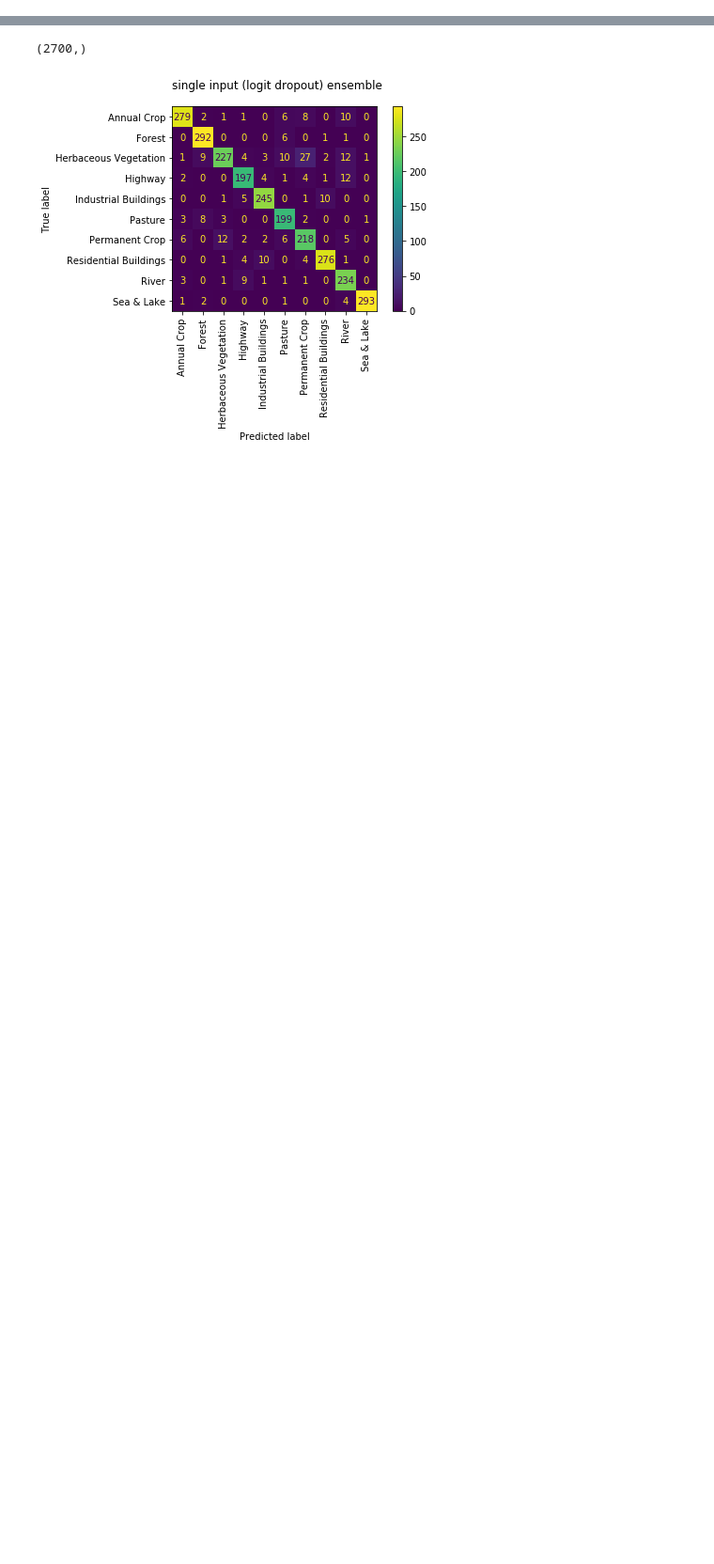
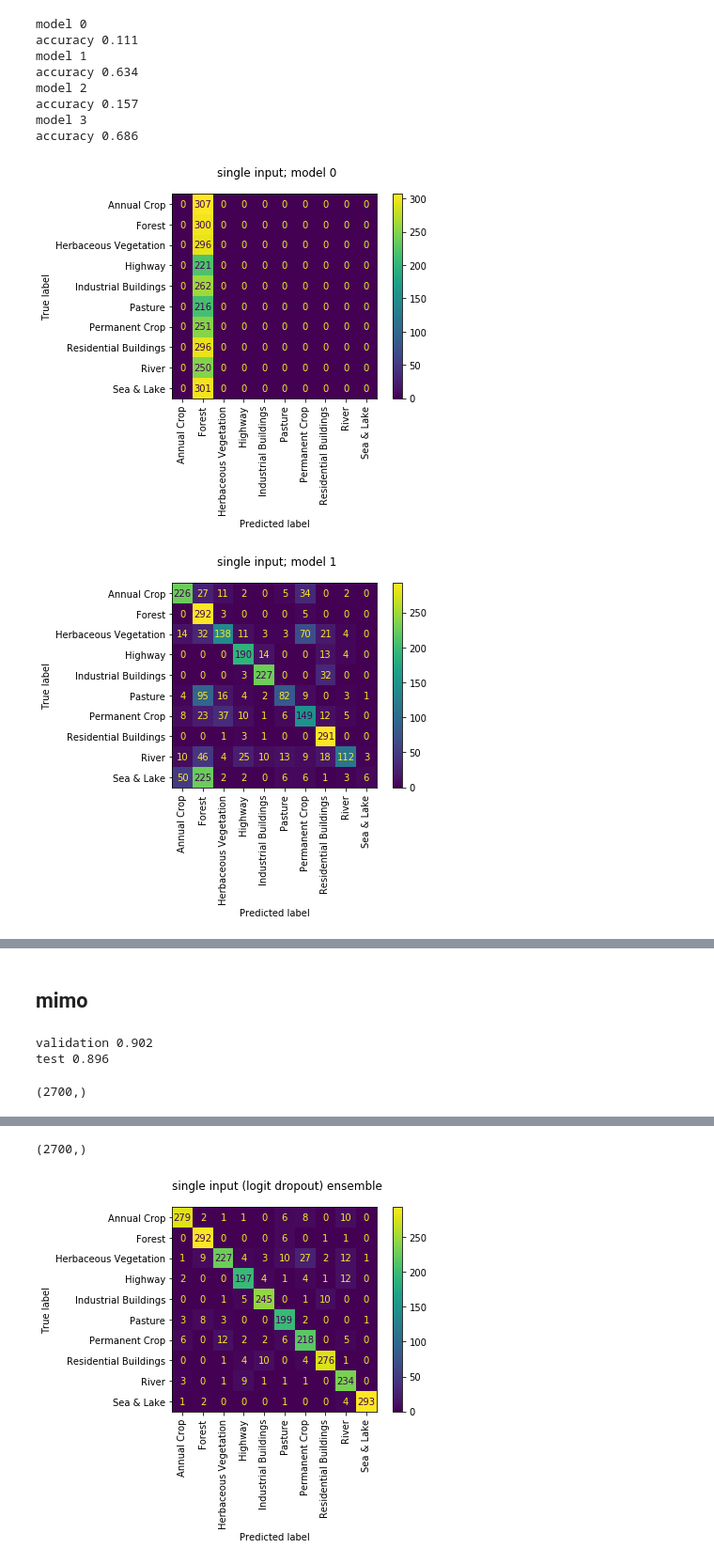
Before and after one commit to matpalm/ensemble_net, a Jupyter notebook: blog/ensemble_quality_on_test.ipynb, the cells around one changed output, grey strips where cells are left out. Shown at 94% size. Saved outputs shown, nothing was run; the diff lists cells and outputs as text; code cells hidden in the pictures; blank space fills up the shorter version.

```diff
--- a/blog/ensemble_quality_on_test.ipynb
+++ b/blog/ensemble_quality_on_test.ipynb
@@ -21,4 +21,13 @@ def cm_plot(cm):
 def save_plot(y_true, y_pred, title, fname):
     plot = cm_plot(confusion_matrix(y_true, y_pred))
     plot.figure_.suptitle(title)
-    plot.figure_.savefig(fname, bbox_inches='tight')
+    plot.figure_.savefig(fname, bbox_inches='tight', transparent=True)
+
+def save_sub_model_plots(logits, y_true, title_template, fname_template):
+    for m in range(4):
+        print("model", m)
+        y_pred = jnp.argmax(logits[m], axis=-1)
+        num_correct = np.equal(y_pred, y_true).sum()
+        num_total = len(y_true)
+        print("accuracy %0.3f" % float(num_correct / num_total))
+        save_plot(y_true, y_pred, title_template % m, fname_template % m)
@@ -41,0 +102,13 @@ objax.io.load_var_collection('saved_models/12_full_rerun/20200915_230349/ckpt/00
+# %%
+save_sub_model_plots(logits, y_true, "single input; model %d", "/tmp/cm.simo.model_%d.png")
+# %% [output]
+model 0
+accuracy 0.111
+model 1
+accuracy 0.634
+model 2
+accuracy 0.157
+model 3
+accuracy 0.686
+[figure, added]
+[figure, added]
@@ -42,3 +117,5 @@ objax.io.load_var_collection('saved_models/12_full_rerun/20200915_230349/ckpt/00
+# %% [markdown]
+## mimo
 # %%
 # best mimo model
 net = models.EnsembleNet(num_models=4,
@@ -47,3 +124,15 @@ net = models.EnsembleNet(num_models=4,
                          dense_kernel_size=115,
                          seed=0)
 objax.io.load_var_collection('saved_models/12_full_rerun/20200916_024542/ckpt/0000000039.npz', net.vars())
+# %%
+print_validation_test_accuracy(net)
+# %% [output]
+validation 0.902
+test 0.896
+# %%
+logits, y_true = logits_and_y_true_for_test_set(net)
+
+y_pred = jnp.argmax(logits.sum(axis=0), axis=-1)
+y_pred.shape
+# %% [output]
+(2700,)
```
Also changed, not shown: parts of 25 cells of this notebook.
